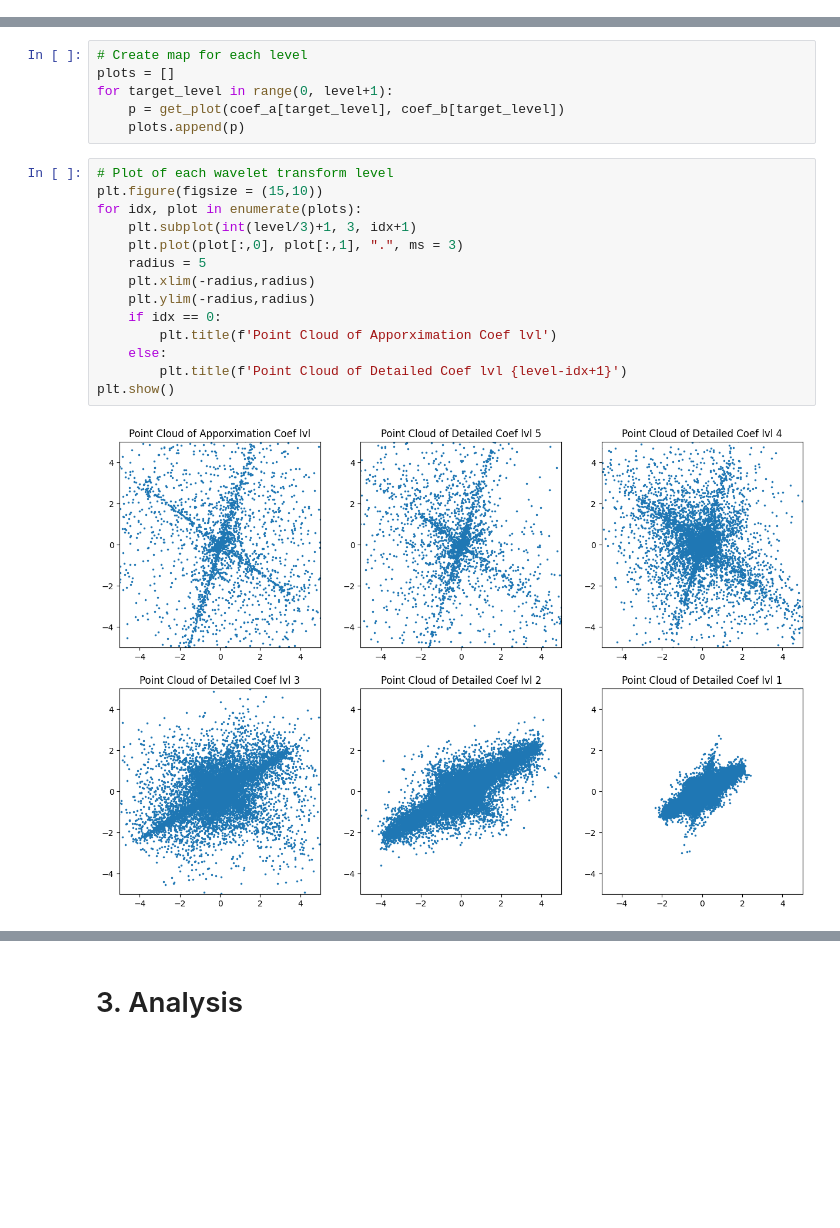
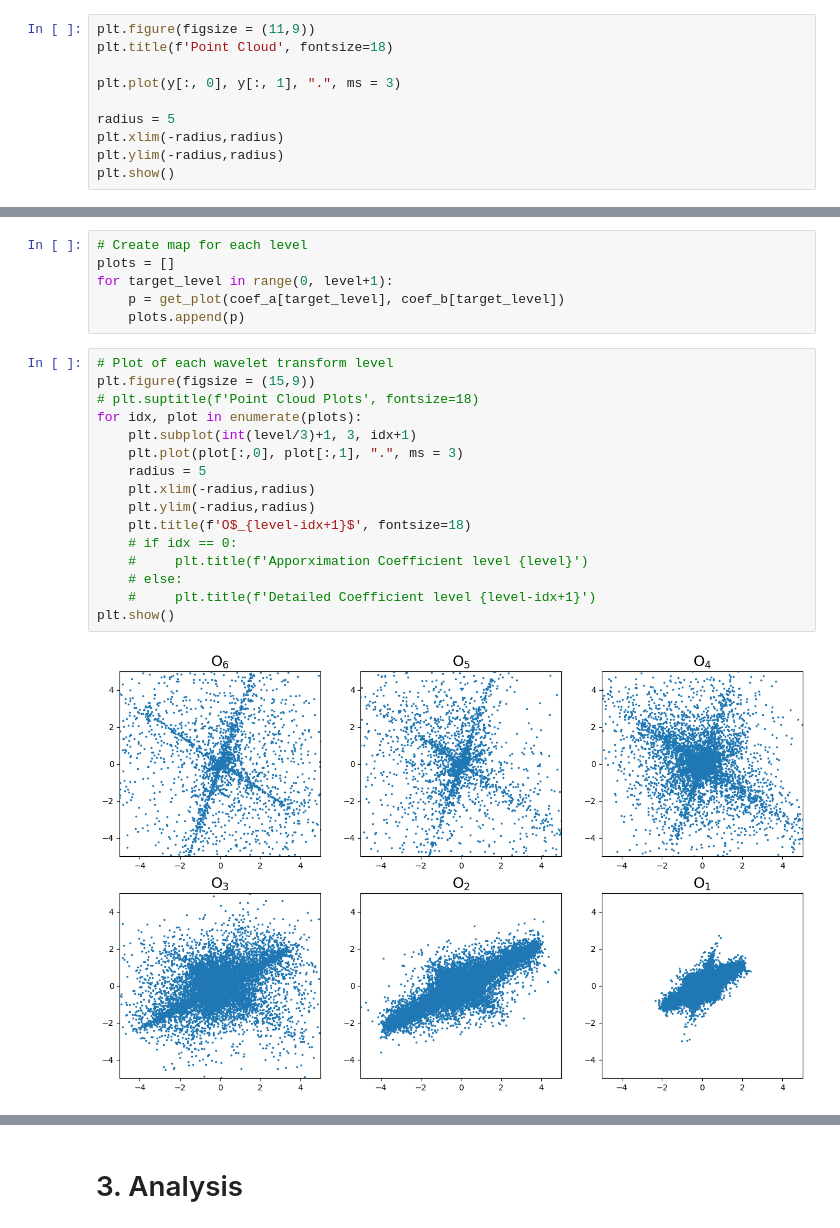
Before and after one commit to danielchoi1115/comp-coursework, a Jupyter notebook: MATH4992/blind source separation.ipynb, the cells around one changed output, grey strips where cells are left out. Drawn from its saved outputs; the diff is of its cells as text; blank space fills up the shorter version.

```diff
--- a/MATH4992/blind source separation.ipynb
+++ b/MATH4992/blind source separation.ipynb
@@ -73,0 +81,10 @@ for i in range(num_rec):
+# %%
+plt.figure(figsize = (11,9))
+plt.title(f'Point Cloud', fontsize=18)
+
+plt.plot(y[:, 0], y[:, 1], ".", ms = 3)
+
+radius = 5
+plt.xlim(-radius,radius)
+plt.ylim(-radius,radius)
+plt.show()
@@ -106,20 +182,22 @@ for target_level in range(0, level+1):
     plots.append(p)
 # %%
 # Plot of each wavelet transform level
-plt.figure(figsize = (15,10))
+plt.figure(figsize = (15,9))
+# plt.suptitle(f'Point Cloud Plots', fontsize=18)
 for idx, plot in enumerate(plots):
     plt.subplot(int(level/3)+1, 3, idx+1)
     plt.plot(plot[:,0], plot[:,1], ".", ms = 3)
     radius = 5
     plt.xlim(-radius,radius)
     plt.ylim(-radius,radius)
-    if idx == 0:
-        plt.title(f'Point Cloud of Apporximation Coef lvl')
-    else:
-        plt.title(f'Point Cloud of Detailed Coef lvl {level-idx+1}')
+    plt.title(f'O$_{level-idx+1}$', fontsize=18)
+    # if idx == 0:
+    #     plt.title(f'Apporximation Coefficient level {level}')
+    # else:
+    #     plt.title(f'Detailed Coefficient level {level-idx+1}')
 plt.show()
 # %% [output]
-[figure, old version]
+[figure, new version]
 # %%
 # Cumulative plot
 for plot in plots:
```
Also changed, not shown: parts of 19 cells of this notebook.
